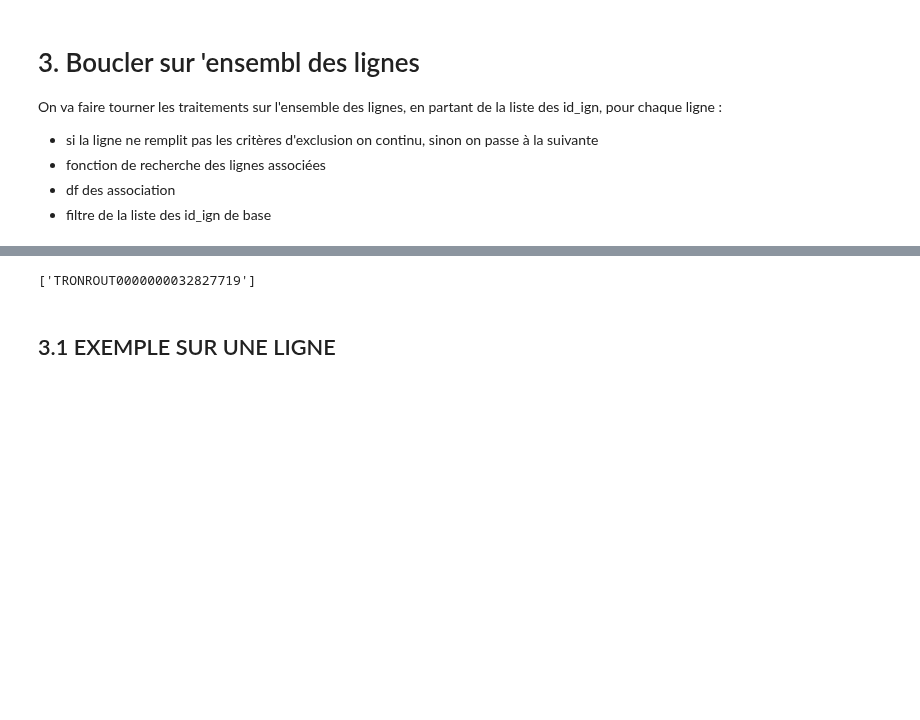
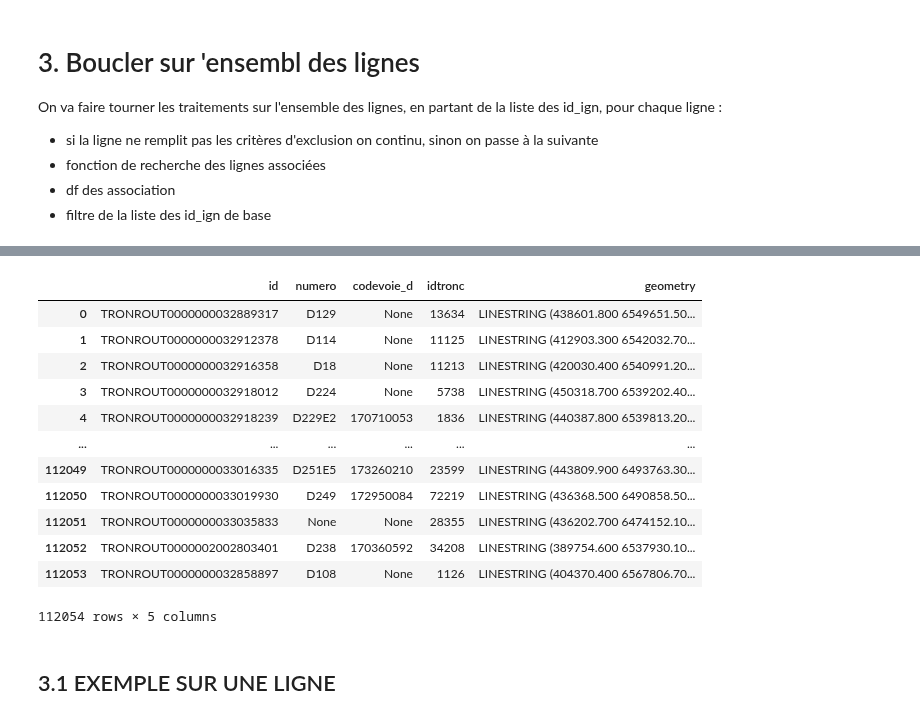
Before and after one commit to nantodevison/otv, a Jupyter notebook: otv/Transfert_Donnees/agrege_troncon.ipynb, the cells around one changed output, grey strips where cells are left out. Cells and saved outputs as stored; diff of their text form; code cells hidden in the pictures; blank space fills up the shorter version.

```diff
--- a/otv/Transfert_Donnees/agrege_troncon.ipynb
+++ b/otv/Transfert_Donnees/agrege_troncon.ipynb
@@ -2,14 +2,15 @@
 %load_ext autoreload
 %autoreload 2
 import sys #c'est pas propre mais pour le moment pour importer mes modules perso dans le notebook je ne sais pas faire
-sys.path.append(r'C:\Users\marti\git\Outils\Outils\Martin_Perso')
-sys.path.append(r'C:\Users\marti\git\otv\otv\Transfert_Donnees')
+sys.path.append(r'C:\Users\martin.schoreisz\git\Outils\Outils\Martin_Perso')
+sys.path.append(r'C:\Users\martin.schoreisz\git\otv\otv\Transfert_Donnees')
 from Base_BdTopo.Import_outils import *
 from Base_BdTopo.Rond_points import *
 from Base_BdTopo.Troncon_base import *
 from Base_BdTopo.Troncon_elementaire import *
 from Base_BdTopo.Gestion_2_chaussee import *
 from Base_BdTopo.Regroupement_correspondance import *
+from Import_trafics import Comptage
 import Connexion_Transfert as ct
 import os
 import geopandas as gp
@@ -29,7 +30,7 @@ import Outils
 import psycopg2
 #pd.set_option('display.max_colwidth', 1000)
 pd.set_option('display.max_columns', 50)
-pd.set_option('display.max_colwidth', 200)
+#pd.set_option('display.max_colwidth', 200)
 # %% [output]
 The autoreload extension is already loaded. To reload it, use:
   %reload_ext autoreload
@@ -52,23 +53,5 @@ au 26/09 : les différentes parties jusqu'au chapitre 4.4 sont opérationnelles,
 # IMPORTER LES DONNEES
 > depuis la base de données locale, en ne prenant en compte que les lignes qui intersectent une zone carré au N-O
 # %%
-df=import_donnes_base('local_otv_gti','public', 'traf2019_bdt17_ed19_l','traf2019_bdt17_ed19_l_vertices_pgr', 'maison')
+df=import_donnes_base('gti_otv_pg11','public', 'traf2019_bdt17_ed19_l','traf2019_bdt17_ed19_l_vertices_pgr')
 df2_chaussees=df.loc[df.nature.isin(['Type autoroutier', 'Route à 2 chaussées'])]
-# %%
-schema='public'
-table_graph='traf2019_bdt17_ed19_l'
-table_vertex='traf2019_bdt17_ed19_l_vertices_pgr'
-with ct.ConnexionBdd('local_otv_gti','maison') as c :
-    requete1=f"""with jointure as (
-        select t.*, v1.cnt nb_intrsct_src, st_astext(v1.the_geom) as src_geom, v2.cnt as nb_intrsct_tgt, st_astext(v2.the_geom) as tgt_geom
-         from {schema}.{table_graph} t
-        left join {schema}.{table_vertex} v1 on t.source=v1.id
-        left join {schema}.{table_vertex} v2  on t.target=v2.id
-        )
-        select j.* from jointure j, zone_test_agreg z
-        where st_intersects(z.geom, j.geom)"""
-    requete2=f"""select t.*, v1.cnt nb_intrsct_src, st_astext(v1.the_geom) as src_geom, v2.cnt as nb_intrsct_tgt, st_astext(v2.the_geom) as tgt_geom
-         from {schema}.{table_graph} t
-        left join {schema}.{table_vertex} v1 on t.source=v1.id
-        left join {schema}.{table_vertex} v2  on t.target=v2.id"""
-    df = gp.read_postgis(requete2, c.sqlAlchemyConn)
@@ -259,8 +218,3 @@ df_affectation, dico_erreur, lignes_traitees, lignes_non_traitees=regrouper_tron
 # %%
 export=df_avec_rd_pt.merge(df_affectation, left_on='id_ign',right_on='id')[[
     'id_ign','numero','codevoie_d','geom','idtronc']].to_file(r'D:\Boulot\AffairesEnCours\OTV\17\temp_linearisation\troncelem2019_Bdt17_ed19_l.shp')
-# %%
-# analyser les erreurs
-[k for k, v in dico_erreur.items() if v!='ParralleleError']
-# %% [output]
-['TRONROUT0000000032827719']
@@ -267,3 +223,19 @@ export=df_avec_rd_pt.merge(df_affectation, left_on='id_ign',right_on='id')[[
+# %%
+df_affectation#.rename(columns={id:'id'}, inplace=True)
+# %% [output]
+|  | id | numero | codevoie_d | idtronc | geometry |
+| 0 | TRONROUT0000000032889317 | D129 | None | 13634 | LINESTRING (438601.800 6549651.50... |
+| 1 | TRONROUT0000000032912378 | D114 | None | 11125 | LINESTRING (412903.300 6542032.70... |
+| 2 | TRONROUT0000000032916358 | D18 | None | 11213 | LINESTRING (420030.400 6540991.20... |
+| 3 | TRONROUT0000000032918012 | D224 | None | 5738 | LINESTRING (450318.700 6539202.40... |
+| 4 | TRONROUT0000000032918239 | D229E2 | 170710053 | 1836 | LINESTRING (440387.800 6539813.20... |
+| ... | ... | ... | ... | ... | ... |
+| 112049 | TRONROUT0000000033016335 | D251E5 | 173260210 | 23599 | LINESTRING (443809.900 6493763.30... |
+| 112050 | TRONROUT0000000033019930 | D249 | 172950084 | 72219 | LINESTRING (436368.500 6490858.50... |
+| 112051 | TRONROUT0000000033035833 | None | None | 28355 | LINESTRING (436202.700 6474152.10... |
+| 112052 | TRONROUT0000002002803401 | D238 | 170360592 | 34208 | LINESTRING (389754.600 6537930.10... |
+| 112053 | TRONROUT0000000032858897 | D108 | None | 1126 | LINESTRING (404370.400 6567806.70... |
+112054 rows × 5 columns
 # %% [markdown]
 ## 3.1 EXEMPLE SUR UNE LIGNE
 # %%
```
Also changed, not shown: parts of 11 cells of this notebook, 7 other files.
